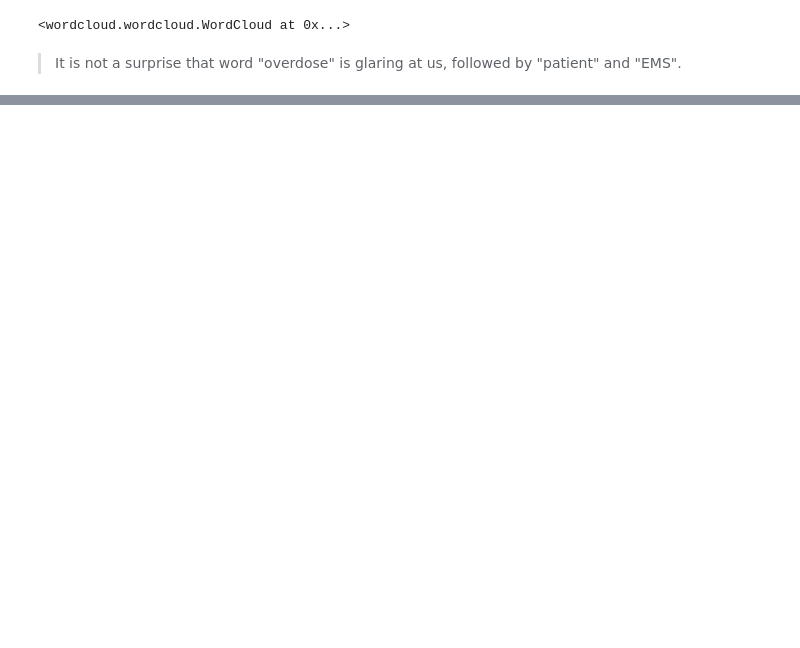
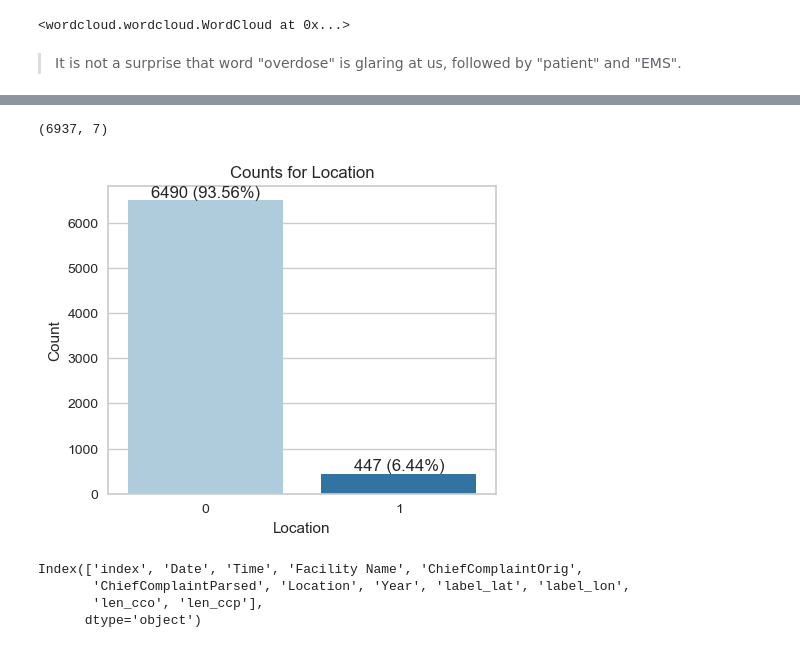
Before and after one commit to ZackBunn/MSDS-Capstone, a Jupyter notebook: Capstone_B.ipynb, the cells around one changed output, grey strips where cells are left out. Cells and saved outputs as stored; diff of their text form; code cells hidden in the pictures; blank space fills up the shorter version.

```diff
--- a/Capstone_B.ipynb
+++ b/Capstone_B.ipynb
@@ -309,0 +314,26 @@ plt.show()
+# %%
+# Create validation dataset
+df_v = df.sample(frac =.2)
+# %%
+df_v.shape
+# %% [output]
+(6937, 7)
+# %%
+# Check the distribution for Location in validation dataset
+
+total_count = len(df_v)
+value_counts = df_v['Location'].value_counts()
+percentages = (value_counts / total_count) * 100
+
+sns.set_palette("Paired")
+plt.figure(figsize=(5, 4))
+ax = sns.countplot(x='Location', data=df_v, order=value_counts.index, saturation=0.75)
+ax.set(xlabel='Location', ylabel='Count', title='Counts for Location')
+
+# Annotate the bars with count and percentage values
+for i, v in enumerate(value_counts):
+    ax.text(i, v + 1, f'{v} ({percentages.iloc[i]:.2f}%)', ha='center', va='bottom')
+
+plt.show()
+# %% [output]
+[figure, added]
@@ -309,0 +361,7 @@ plt.show()
+# %%
+df_v.columns
+# %% [output]
+Index(['index', 'Date', 'Time', 'Facility Name', 'ChiefComplaintOrig',
+       'ChiefComplaintParsed', 'Location', 'Year', 'label_lat', 'label_lon',
+       'len_cco', 'len_ccp'],
+      dtype='object')
```
Also changed, not shown: parts of 25 cells of this notebook.
